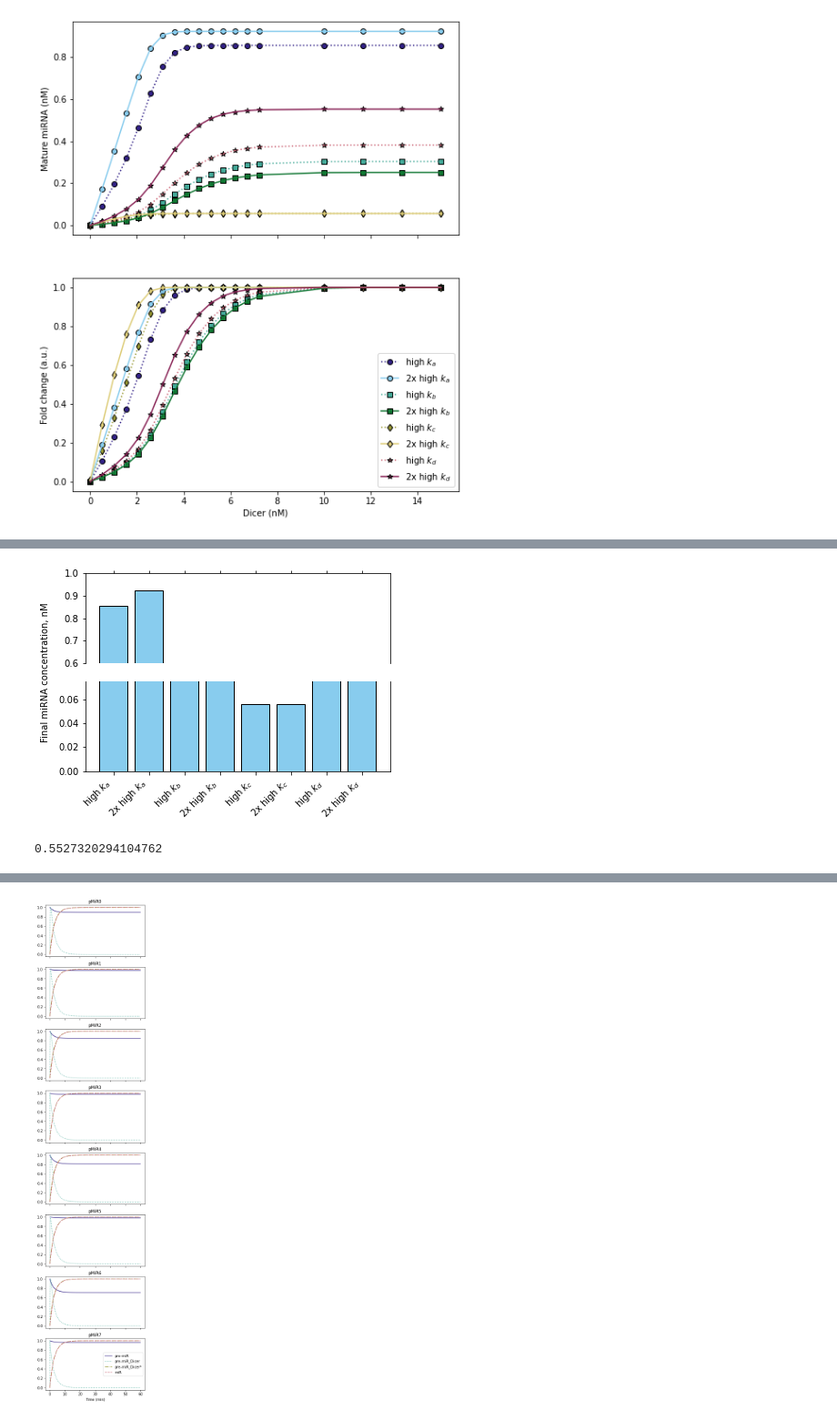
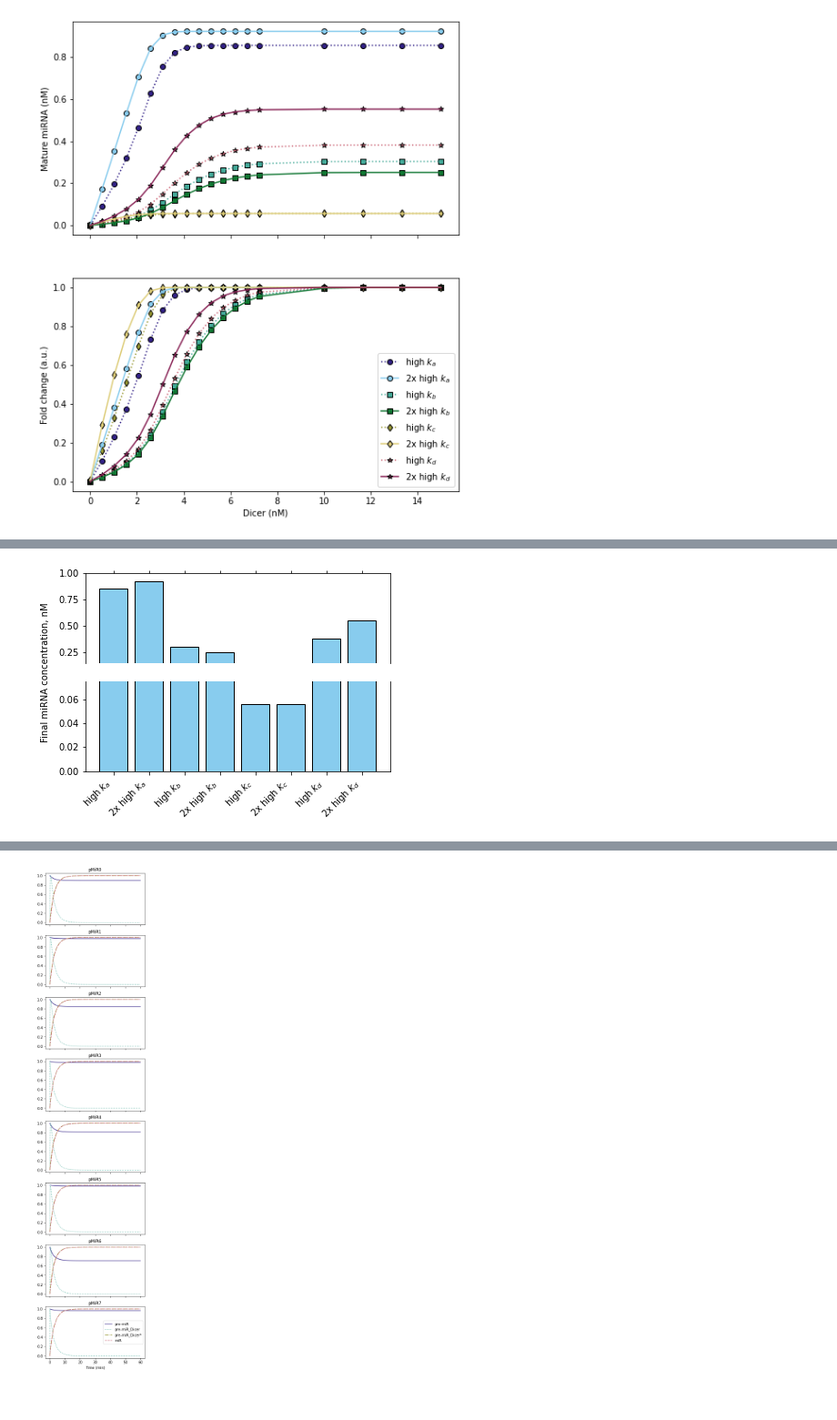
Before and after one commit to SofiaRaak/Dicer-miRNA-dynamics-model, a Jupyter notebook: 8-species_competition.ipynb, the cells around one changed output, grey strips where cells are left out. Shown: that part at 91% size. Cells and saved outputs as stored; diff of their text form; code cells hidden in the pictures.

```diff
--- a/8-species_competition.ipynb
+++ b/8-species_competition.ipynb
@@ -53,6 +57,10 @@ dvars = np.linspace(0, 7.25, 15)
 dvars[0] = 0.01
 dvars = np.append(dvars, np.linspace(10, 15, 4))
 variations = [str(int(i * 100)) for i in list(dvars)]
+# %%
+#conditions for control model
+inits_control = [params.init_pMiR1, params.init_pMiR1_dcr, params.init_pMiR1_dcr_star,
+                 params.init_MiR1]
 # %% [markdown]
 ## Run model, save outputs
 # %%
@@ -85,3 +96,23 @@ for i in tqdm(range(len(dvars))):
+# %%
+names_control = []
+for l in tqdm(range(len(ka))):
+    for i in range(len(dvars)):
+        init = inits_control + [dvars[i]]
+        res = solve_ivp(runModel, (0, int(params.minutes)), init, \
+                        args = ([ka[l]], [kb[l]], [kc[l]], [kd[l]]), method = 'LSODA')
+        mirna_length = int((len(res.y)-1)/4)
+        index = []
+
+        index = ['pMiR', 'pMiR_dicer', 'pMiR_dicer_star', 'miR', 'dicer']
+
+        df = pd.DataFrame(res.y, index = index)
+        df = df.transpose()
+        df.insert(loc = 0, column = 'time_min', value = res.t)
+
+        name = 'miRNA' + str(l) + '_control_' + variations[i]
+        names_control.append(name)
+
+        df.to_csv(destdir_csvs + name + '.csv', index = False)
 # %% [markdown]
 ## Plot models
 # %% [markdown]
@@ -123,6 +153,20 @@ for i in range(len(names)):
     fc['5'].append(miR['miR5'].iloc[-1] / mod_max['miR5'].iloc[-1])
     fc['6'].append(miR['miR6'].iloc[-1] / mod_max['miR6'].iloc[-1])
     fc['7'].append(miR['miR7'].iloc[-1] / mod_max['miR7'].iloc[-1])
+# %%
+#prep endpoints for control cases
+ends_control = {}
+fc_control = {}
+
+for i in range(len(ka)):
+    ends_control[str(i)] = []
+    fc_control[str(i)] = []
+    for var in variations:
+        exec('miR = miRNA' + str(i) + '_control_' + var)
+        exec('mod_max = miRNA' + str(i) + '_control_' + variations[-1])
+
+        ends_control[str(i)].append(miR['miR'].iloc[-1])
+        fc_control[str(i)].append(miR['miR'].iloc[-1] / mod_max['miR'].iloc[-1])
 # %%
 #markerstyles
 markers = ['o', 's', 'd', '*']
@@ -213,39 +332,35 @@ for spine in ax.spines:
 ax.tick_params(labelcolor='None', top=False, bottom=False, left=False, right=False)
 ax.set(facecolor='None')
 
 labels = []
 
 for i in range(4):
     ax1.bar([x[int(i*2)], x[int(i*2)+1]],
             height = [ends[str(i)][-1], ends[str(i+4)][-1]],
             color = params.colors[0][1],
             edgecolor = 'black')
     ax2.bar([x[int(i*2)], x[int(i*2)+1]],
             height = [ends[str(i)][-1], ends[str(i+4)][-1]],
             color = params.colors[0][1],
             edgecolor = 'black')
     labels.append(mirnas[i])
     labels.append(mirnas[i+4])
 
 ax1.set_xticks(x, labels)
 ax1.spines['bottom'].set_visible(False)
 ax2.spines['top'].set_visible(False)
 ax1.xaxis.tick_top()
 ax1.tick_params(labeltop=False)  # don't put tick labels at the top
 ax2.xaxis.tick_bottom()
 
 ax2.set_ylim(0,0.075)
-ax1.set_ylim(0.6,1.)
+ax1.set_ylim(0.15,1.)
 
 plt.savefig(destdir_figs + 'max_expression.svg', dpi = 600, bbox_inches = 'tight')
 
 plt.show()
 # %% [output]
-[figure, old version]
+[figure, new version]
-# %%
-ends['7'][-1]
-# %% [output]
-0.5527320294104762
 # %%
 #find Dicer concentration required to reach .50 FC
 _50 = {}
```
Also changed, not shown: parts of 10 cells of this notebook.
